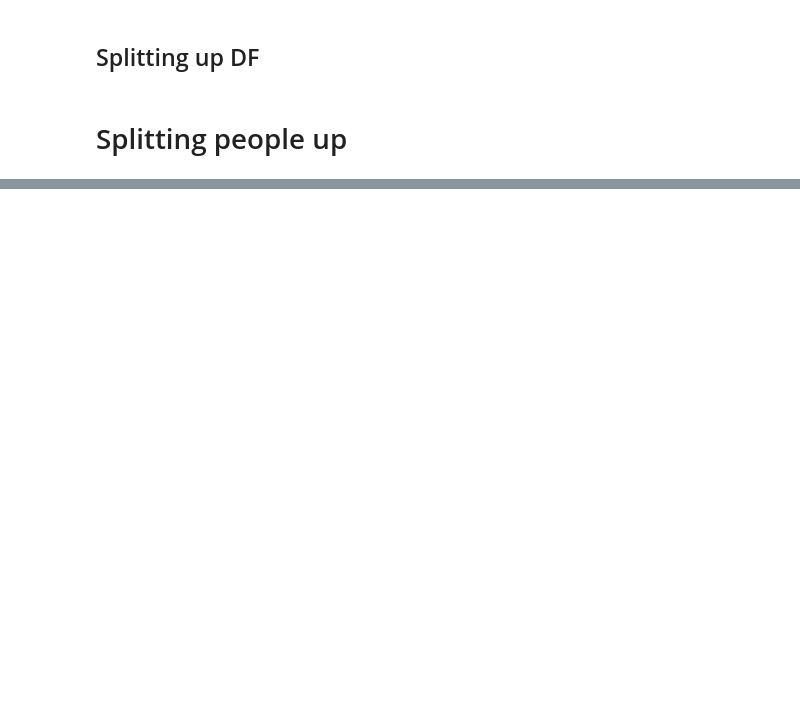
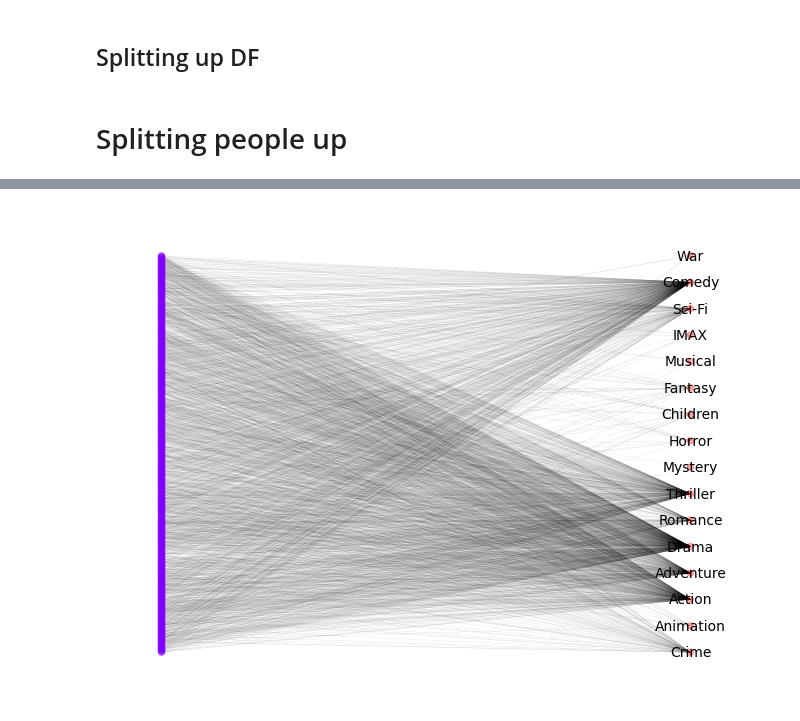
Before and after one commit to chenjoshua7/RecommendationSystems_NetworksFP, a Jupyter notebook: genre_breakdown.ipynb, the cells around one changed output, grey strips where cells are left out. Drawn from its saved outputs; the diff is of its cells as text; code cells hidden in the pictures; blank space fills up the shorter version.

```diff
--- a/genre_breakdown.ipynb
+++ b/genre_breakdown.ipynb
@@ -87,0 +168,42 @@ for genre, dataframe in genre_by_user.items():
+# %%
+B = nx.Graph()
+
+# Add nodes from rows (index) and columns
+B.add_nodes_from(user_score_adj.index, bipartite=0)
+B.add_nodes_from(user_score_adj.columns, bipartite=1)
+
+# Add edges based on the non-zero entries in the adjacency matrix
+for row_index, row in user_score_adj.iterrows():
+    for col_index, value in row.items():
+        if value != 0:
+            B.add_edge(row_index, col_index, weight=value)
+
+# Find connected components in the bipartite graph
+components = list(nx.connected_components(B))
+
+# Select the largest connected component
+largest_component = max(components, key=len)
+
+# Create a subgraph containing only the largest connected component
+largest_component_graph = B.subgraph(largest_component)
+
+# Assign colors to nodes based on bipartite sets
+colors = [0 if node in user_score_adj.index else 1 for node in largest_component_graph.nodes]
+
+# Use a different layout (spring layout in this case)
+colors = [0 if node in user_score_adj.index else 1 for node in largest_component_graph.nodes]
+
+# Use the bipartite layout
+pos = nx.bipartite_layout(largest_component_graph, user_score_adj.index)
+
+# Draw the largest connected component using the selected layout
+nx.draw(largest_component_graph, pos, with_labels=False, font_weight='bold', node_size=20, font_size=10, width=0.1, node_color=colors, cmap=plt.cm.rainbow, alpha=0.5)
+
+# Add labels for genre nodes
+genre_labels = {node: node for node in user_score_adj.columns if node in largest_component_graph.nodes}
+
+nx.draw_networkx_labels(largest_component_graph, pos, labels=genre_labels, font_color='black', font_size=10)
+
+plt.show()
+# %% [output]
+[figure, added]
```
Also changed, not shown: parts of 14 cells of this notebook, 19 other files.
